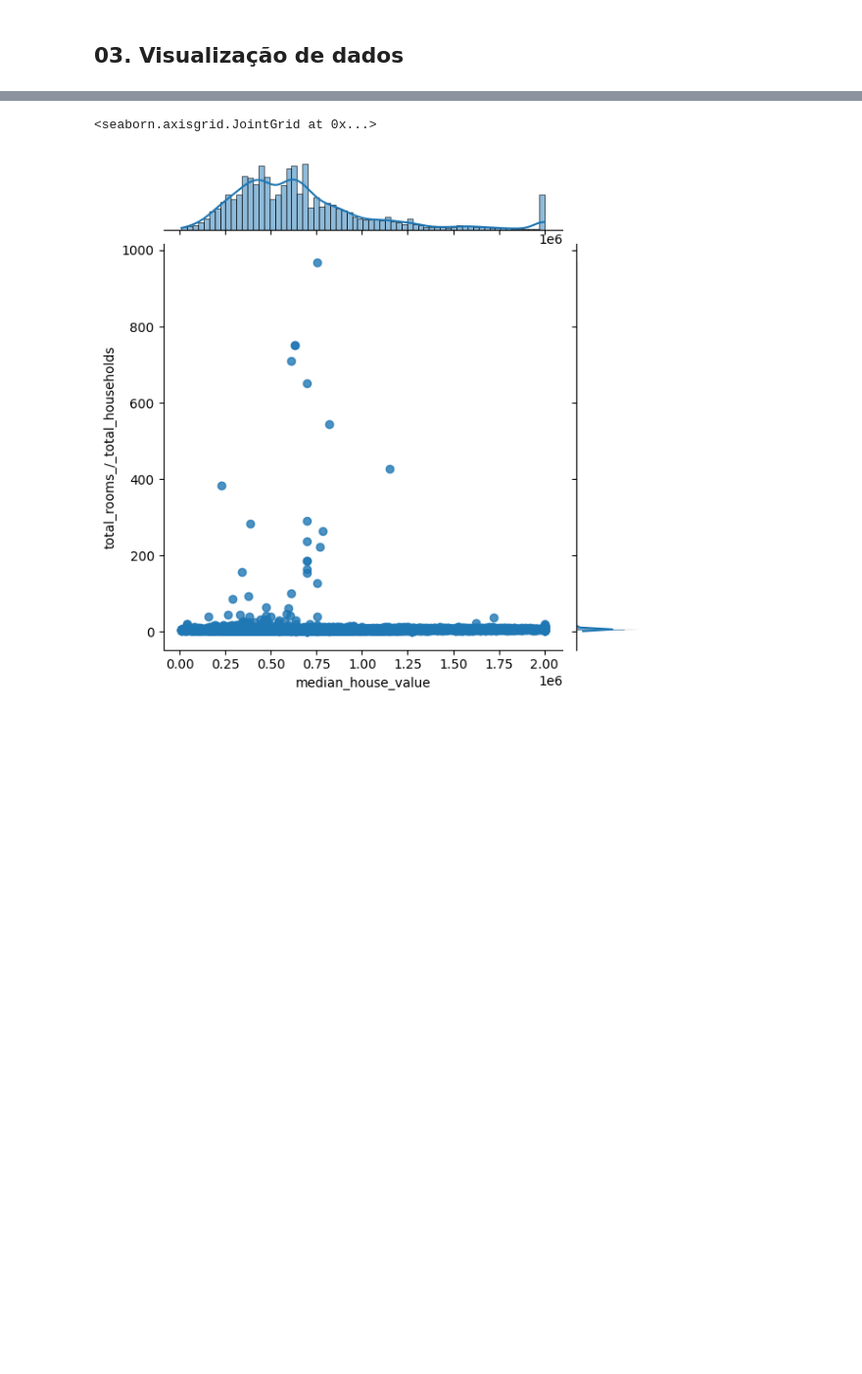
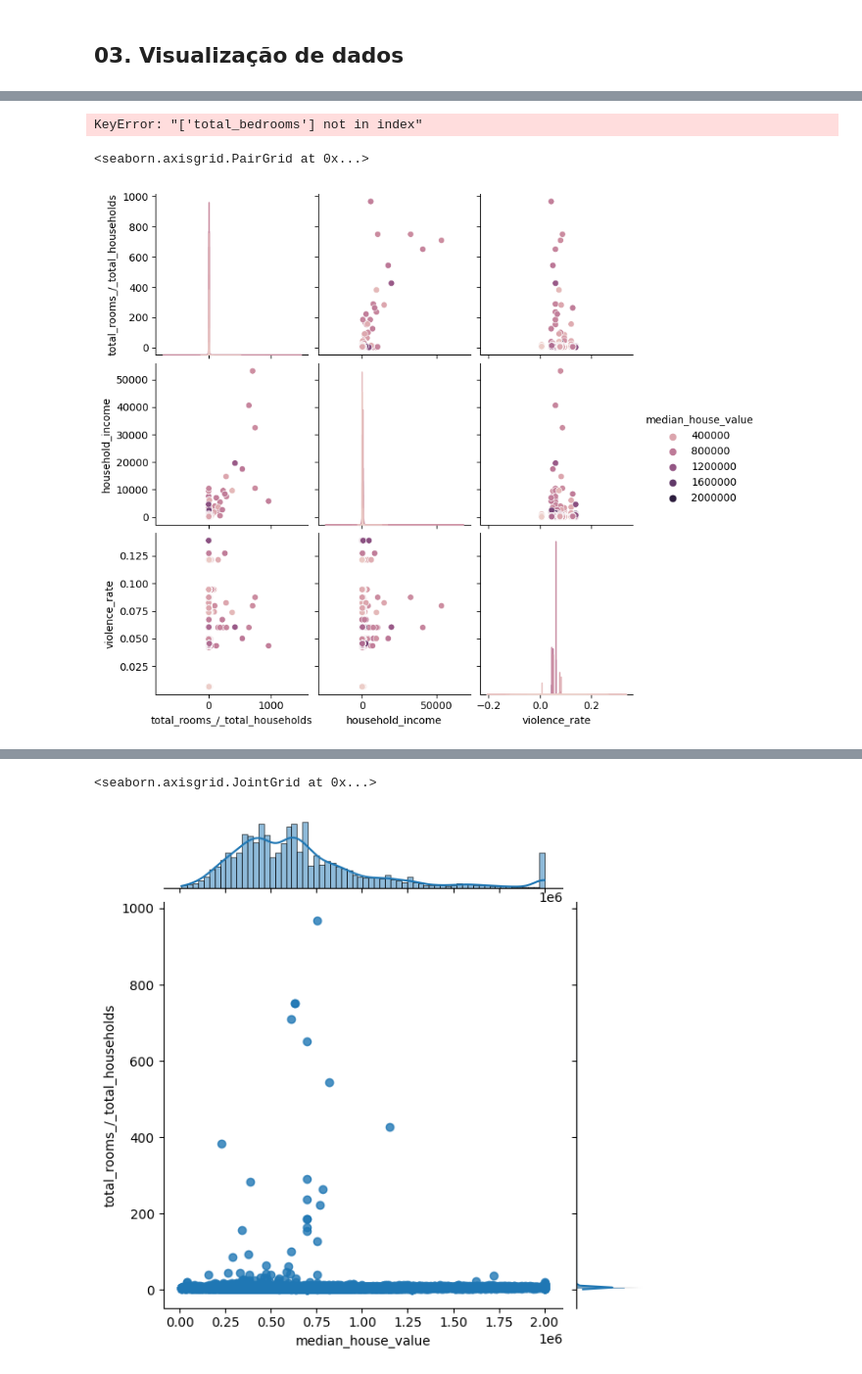
Before and after one commit to christhiangoncalves/Calculo_de_Preco_Casas_California, a Jupyter notebook: California_house_Price.ipynb, the cells around one changed output, grey strips where cells are left out. Shown: that part at 98% size. Cells and saved outputs as stored; diff of their text form; code cells hidden in the pictures; blank space fills up the shorter version.

```diff
--- a/California_house_Price.ipynb
+++ b/California_house_Price.ipynb
@@ -457,3 +513,12 @@ df_merged_h_c
+# %%
+sns.pairplot(df_merged_h_c[plot2],hue= 'median_house_value')
+# %% [output]
+KeyError: "['total_bedrooms'] not in index"
+# %%
+sns.pairplot(df_merged_h_c[plot3],hue= 'median_house_value')
+# %% [output]
+<seaborn.axisgrid.PairGrid at 0x...>
+[figure, added]
 # %%
 #df_merged_h_c = df_merged_h_c.drop(columns=['name'])
 plt.figure(figsize=(12,8))
```
Also changed, not shown: parts of 24 cells of this notebook.
